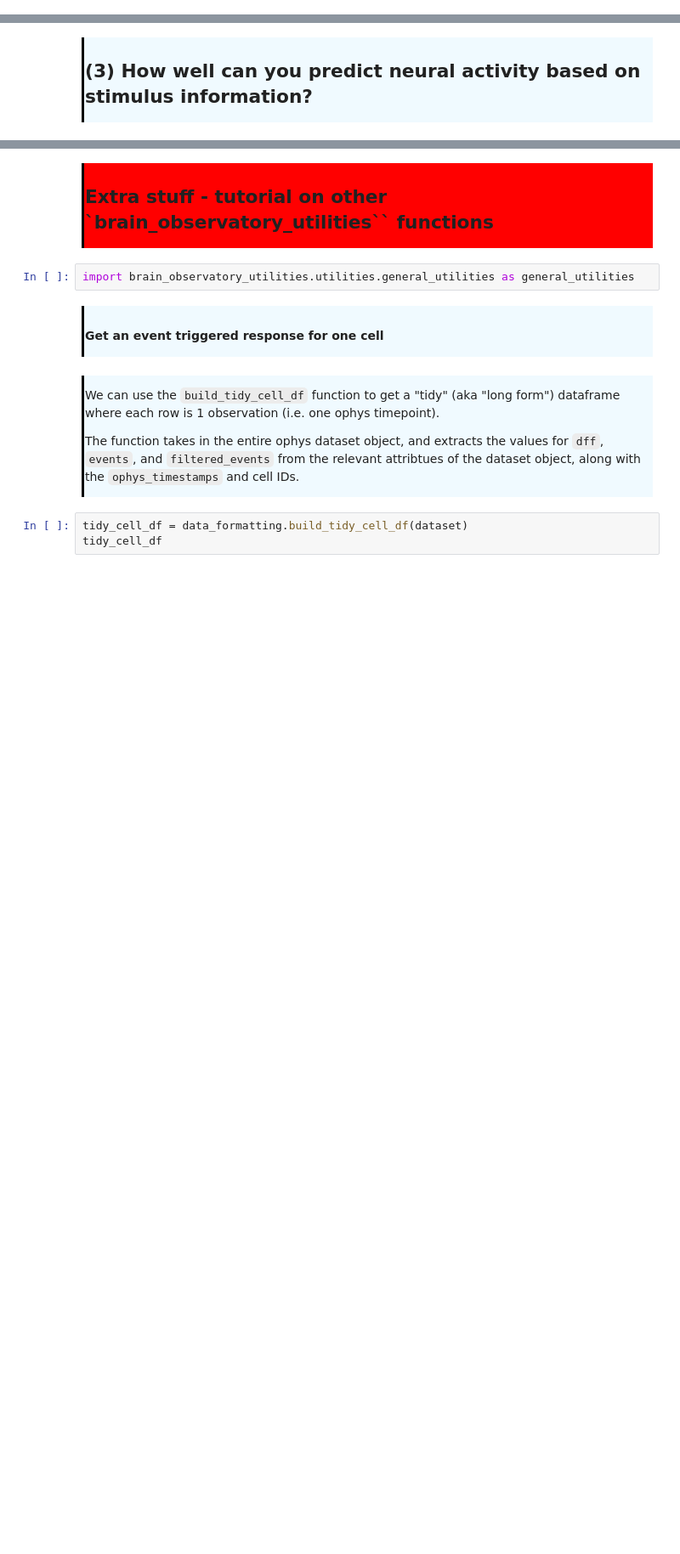
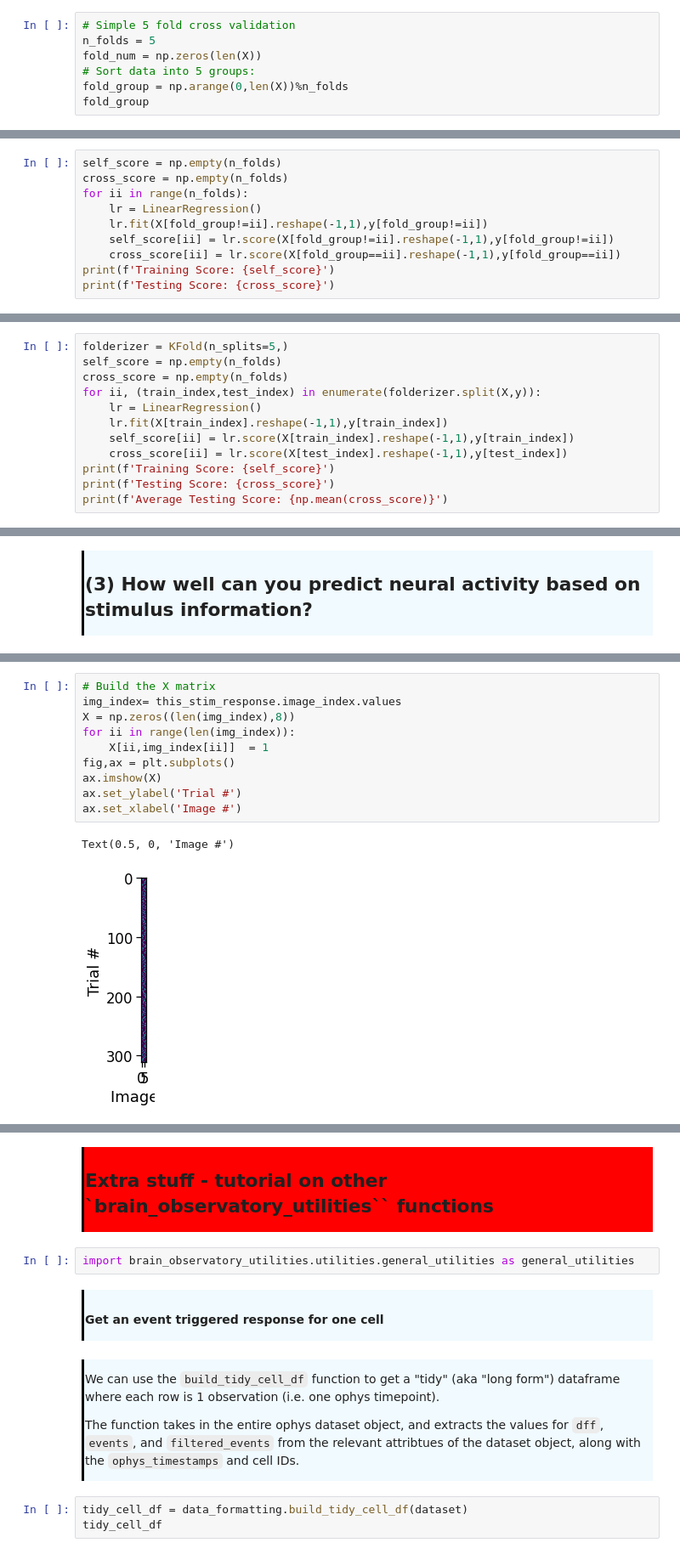
Before and after one commit to mattjdavis/SWDB_2024_Physiology, a Jupyter notebook: code/dev/SWDB2024_Day2_Workshop1_part3.ipynb, the cells around one changed output, grey strips where cells are left out. Shown at 85% size. Drawn from its saved outputs; the diff is of its cells as text; blank space fills up the shorter version.

```diff
--- a/code/dev/SWDB2024_Day2_Workshop1_part3.ipynb
+++ b/code/dev/SWDB2024_Day2_Workshop1_part3.ipynb
@@ -1650,0 +1767,7 @@ A common aproach to dealing with this problem is known as *Cross Validation.* MO
+# %%
+# Simple 5 fold cross validation
+n_folds = 5
+fold_num = np.zeros(len(X))
+# Sort data into 5 groups:
+fold_group = np.arange(0,len(X))%n_folds
+fold_group
@@ -1650,0 +1792,10 @@ A common aproach to dealing with this problem is known as *Cross Validation.* MO
+# %%
+self_score = np.empty(n_folds)
+cross_score = np.empty(n_folds)
+for ii in range(n_folds):
+    lr = LinearRegression()
+    lr.fit(X[fold_group!=ii].reshape(-1,1),y[fold_group!=ii])
+    self_score[ii] = lr.score(X[fold_group!=ii].reshape(-1,1),y[fold_group!=ii])
+    cross_score[ii] = lr.score(X[fold_group==ii].reshape(-1,1),y[fold_group==ii])
+print(f'Training Score: {self_score}')
+print(f'Testing Score: {cross_score}')
@@ -1652,0 +1819,12 @@ from sklearn.model_selection import KFold
+# %%
+folderizer = KFold(n_splits=5,)
+self_score = np.empty(n_folds)
+cross_score = np.empty(n_folds)
+for ii, (train_index,test_index) in enumerate(folderizer.split(X,y)):
+    lr = LinearRegression()
+    lr.fit(X[train_index].reshape(-1,1),y[train_index])
+    self_score[ii] = lr.score(X[train_index].reshape(-1,1),y[train_index])
+    cross_score[ii] = lr.score(X[test_index].reshape(-1,1),y[test_index])
+print(f'Training Score: {self_score}')
+print(f'Testing Score: {cross_score}')
+print(f'Average Testing Score: {np.mean(cross_score)}')
@@ -1751,0 +1895,13 @@ ln.score(X_test,y_test)
+# %%
+# Build the X matrix
+img_index= this_stim_response.image_index.values
+X = np.zeros((len(img_index),8))
+for ii in range(len(img_index)):
+    X[ii,img_index[ii]]  = 1
+fig,ax = plt.subplots()
+ax.imshow(X)
+ax.set_ylabel('Trial #')
+ax.set_xlabel('Image #')
+# %% [output]
+Text(0.5, 0, 'Image #')
+[figure, added]
```
Also changed, not shown: parts of 95 cells of this notebook, 2 other files.
